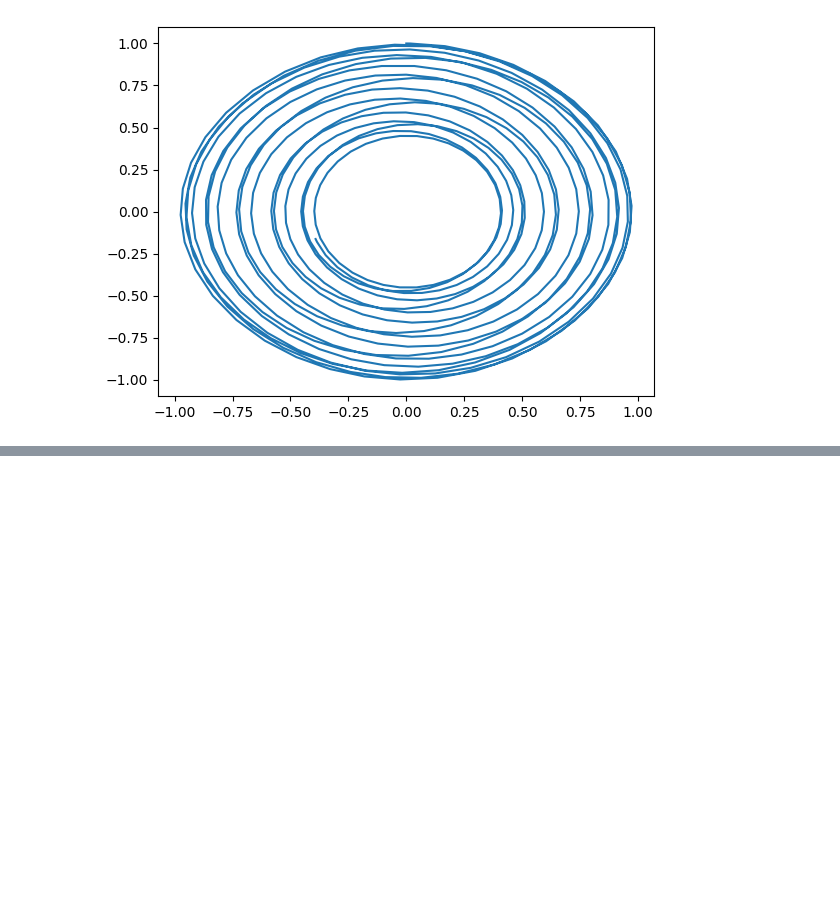
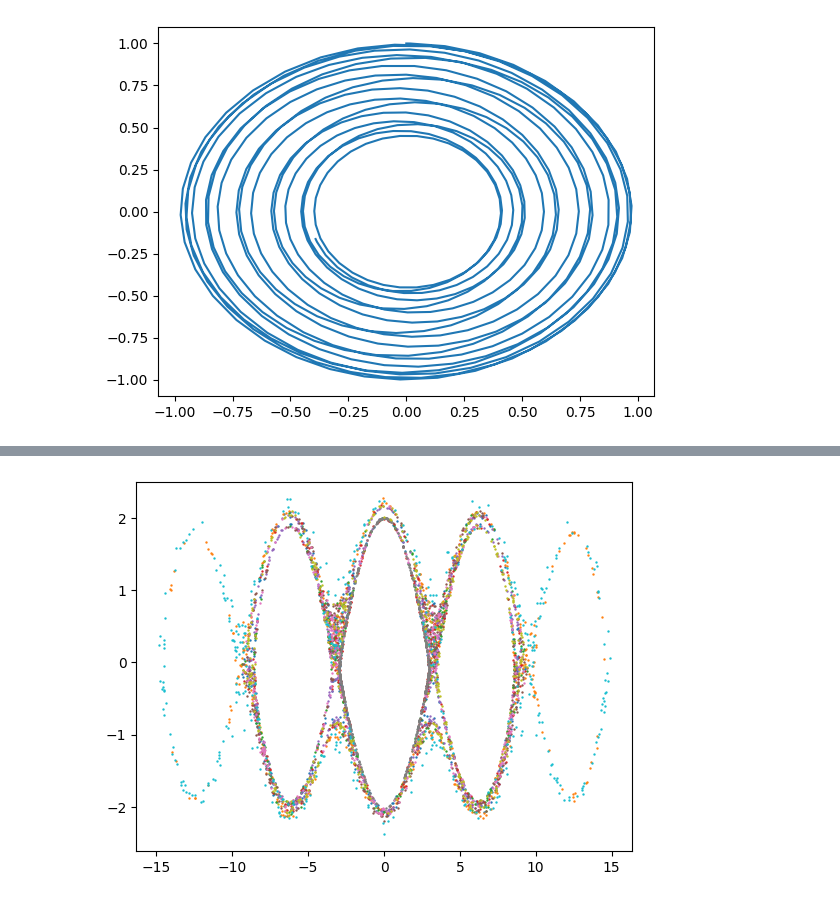
Before and after one commit to MuraSuu/Notebooks, a Jupyter notebook: PendulumOscillator.ipynb, the cells around one changed output, grey strips where cells are left out. Cells and saved outputs as stored; diff of their text form; code cells hidden in the pictures; blank space fills up the shorter version.

```diff
--- a/PendulumOscillator.ipynb
+++ b/PendulumOscillator.ipynb
@@ -47,3 +86,3 @@ if solution.status == 0:
 # %%
-def section(t,y):
-    return y[0]
+def section(t,y,omega,eps): #defining the section for q_2 = 0.
+    return np.sin(y[1])
@@ -54,3 +89,22 @@ ps = rng.uniform(-1.3, 1.3, 10)
+# %%
+rng = np.random.default_rng()
+Is = rng.uniform(1.0,3.0, 10)
+thetas = rng.uniform(-np.pi/4, np.pi/4, 10)
+temp = np.array([Is, thetas])
 # %%
 section.terminal = False
 section.direction = 1
+
+conds = []
+
+for i, cond in enumerate(temp.T): # The poincare section will be the one with q2=0 when we are close to a separatrix solution.
+    conds.append([0, cond[1], 2, cond[0]])
+
+fig, ax = plt.subplots(1, 1)
+
+for cond in conds:
+    solution = solve_ivp(AA_equation, [0, 3000], cond, args=[1, 1/100], rtol = 10e-10, atol = 10e-10, events=section)
+    if solution.y_events != None:
+        ax.scatter(*solution.y_events[0][:, 0::2].T, s=0.5)
+# %% [output]
+[figure, added]
```
Also changed, not shown: parts of 9 cells of this notebook, 1 other file.
